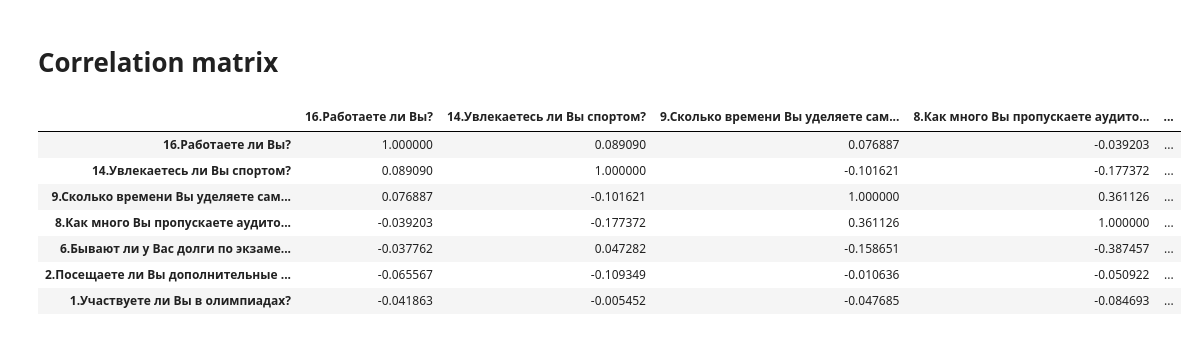
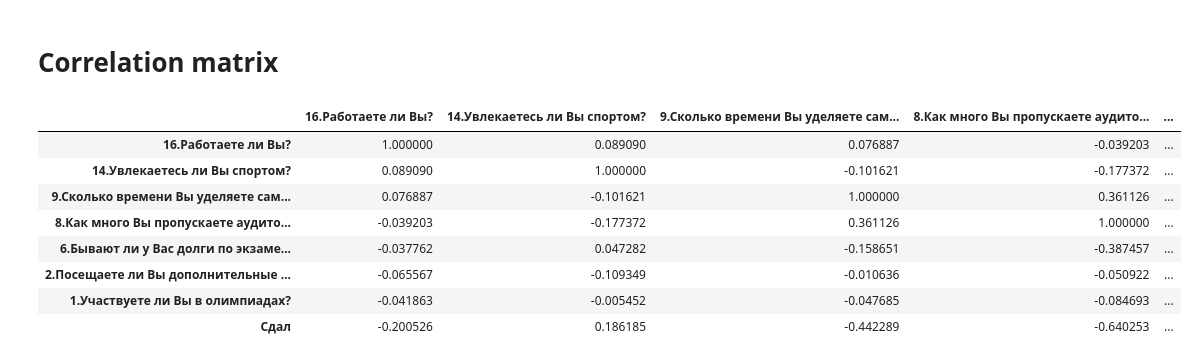
Before and after one commit to alexgiving/coursework_3, a Jupyter notebook: 3course.ipynb, the cells around one changed output. Drawn from its saved outputs; the diff is of its cells as text; code cells hidden in the pictures.

```diff
--- a/3course.ipynb
+++ b/3course.ipynb
@@ -68,7 +78,8 @@ data['Сдал'] = pd.cut(x=data['Средний балл'], bins=[0, min_mark,
 data.drop(['Средний балл'], axis = 1, inplace= True)
 
 # Drop indicators which are not connected with extracurricular activities
-data.drop(['Дата прохождения теста',
+data.drop([
+            'Дата прохождения теста',
             '15.Образование Ваших родителей?',
             '3.С какими оценками Вы закончили школу?',
             '4.Ходили ли Вы на подготовительные курсы перед поступлением в вуз?',
@@ -540,33 +551,30 @@ def exists(path):
 # %%
 # Replace all text output to index
 # Used for outputing correlation matrix
 label_encoder = LabelEncoder()
-label_data = data.copy()
+label_data = data.iloc[:,1:].copy()
 
-label_data = label_data.iloc[:,1:]
-s = (label_data.dtypes == 'object')
-object_cols = list(s[s].index)
-
-for col in object_cols:
+for col in label_data.columns:
     filename = f"{build_path}/{col.replace('/', '-')}_class_linear_encoder.npy"
     if exists(filename):
         label_encoder.classes_ = np.load(filename, allow_pickle=True)
     else:
         label_encoder.fit(data[col])
 #   always:
     label_data[col] = label_encoder.transform(label_data[col])
 
 
 # Creating correlation matrix
 rs = np.random.RandomState(0)
 corr = label_data.corr()
 corr.style.background_gradient(cmap='coolwarm', axis=None)
 # %% [output]
 |  | 16.Работаете ли Вы? | 14.Увлекаетесь ли Вы спортом? | 9.Сколько времени Вы уделяете сам... | 8.Как много Вы пропускаете аудито... | ... |
 | 16.Работаете ли Вы? | 1.000000 | 0.089090 | 0.076887 | -0.039203 | ... |
 | 14.Увлекаетесь ли Вы спортом? | 0.089090 | 1.000000 | -0.101621 | -0.177372 | ... |
 | 9.Сколько времени Вы уделяете сам... | 0.076887 | -0.101621 | 1.000000 | 0.361126 | ... |
 | 8.Как много Вы пропускаете аудито... | -0.039203 | -0.177372 | 0.361126 | 1.000000 | ... |
 | 6.Бывают ли у Вас долги по экзаме... | -0.037762 | 0.047282 | -0.158651 | -0.387457 | ... |
 | 2.Посещаете ли Вы дополнительные ... | -0.065567 | -0.109349 | -0.010636 | -0.050922 | ... |
 | 1.Участвуете ли Вы в олимпиадах? | -0.041863 | -0.005452 | -0.047685 | -0.084693 | ... |
+| Сдал | -0.200526 | 0.186185 | -0.442289 | -0.640253 | ... |
```
Also changed, not shown: parts of 18 cells of this notebook.
